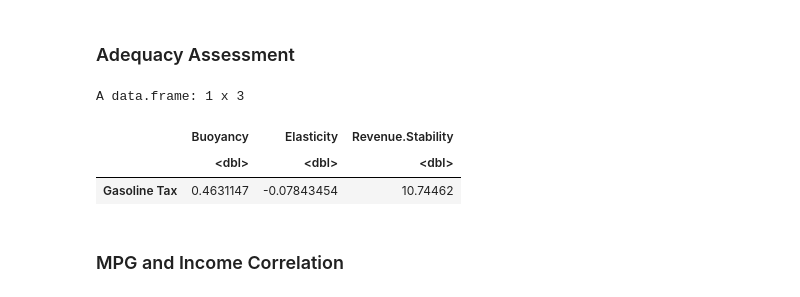
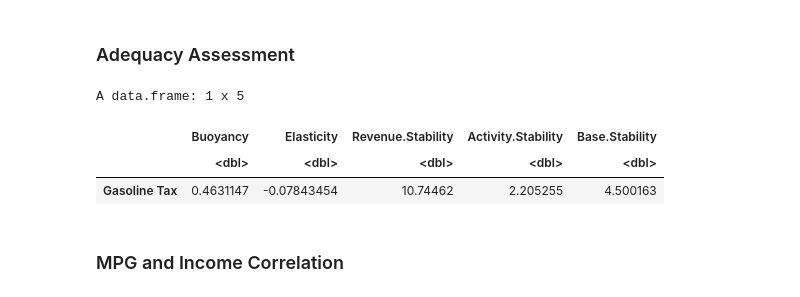
Before and after one commit to n-smalley/f606-Final-Project, a Jupyter notebook: analysis-r.ipynb, the cells around one changed output. Drawn from its saved outputs; the diff is of its cells as text; code cells hidden in the pictures.

```diff
--- a/analysis-r.ipynb
+++ b/analysis-r.ipynb
@@ -1051,14 +1051,16 @@ ggplot(scoreg.fc) + theme +
 # %%
 # 2022 USD
 data.frame(Buoyancy = buoy.gas$coefficients[[2]],
     Elasticity = elas.gas$coefficients[[2]],
     `Revenue Stability` = stabg[1,1]*100,
+    `Activity Stability` = stabg[2,1]*100,
+    `Base Stability` = stabg[3,1]*100,
     row.names = 'Gasoline Tax')
 # %% [output]
-A data.frame: 1 x 3
+A data.frame: 1 x 5
-|  | Buoyancy | Elasticity | Revenue.Stability |
-|  | <dbl> | <dbl> | <dbl> |
-| Gasoline Tax | 0.4631147 | -0.07843454 | 10.74462 |
+|  | Buoyancy | Elasticity | Revenue.Stability | Activity.Stability | Base.Stability |
+|  | <dbl> | <dbl> | <dbl> | <dbl> | <dbl> |
+| Gasoline Tax | 0.4631147 | -0.07843454 | 10.74462 | 2.205255 | 4.500163 |
 # %% [markdown]
 ### MPG and Income Correlation
 # %%
```
Also changed, not shown: parts of 15 cells of this notebook.
